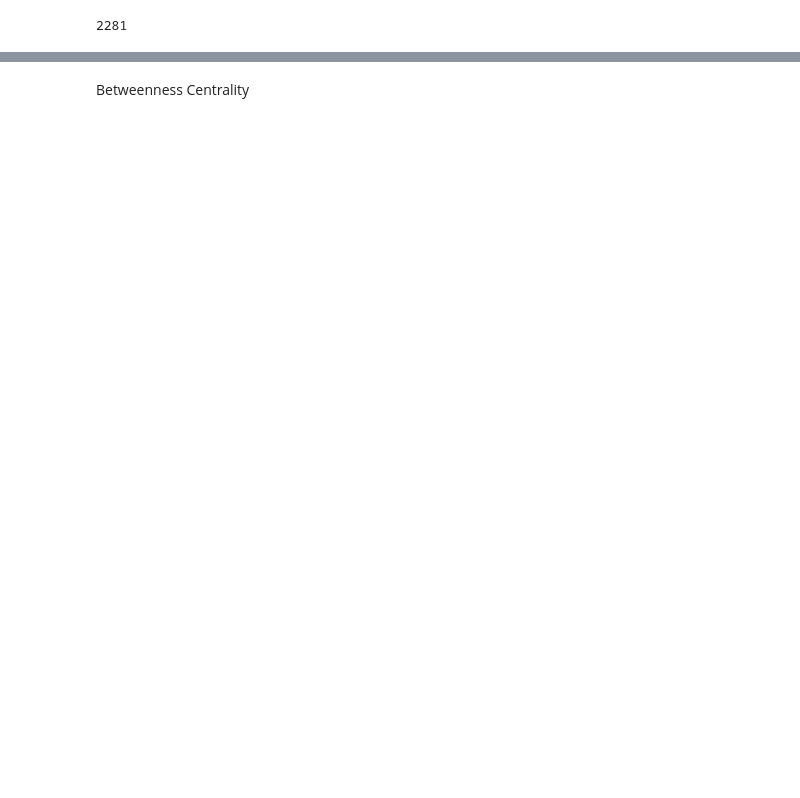
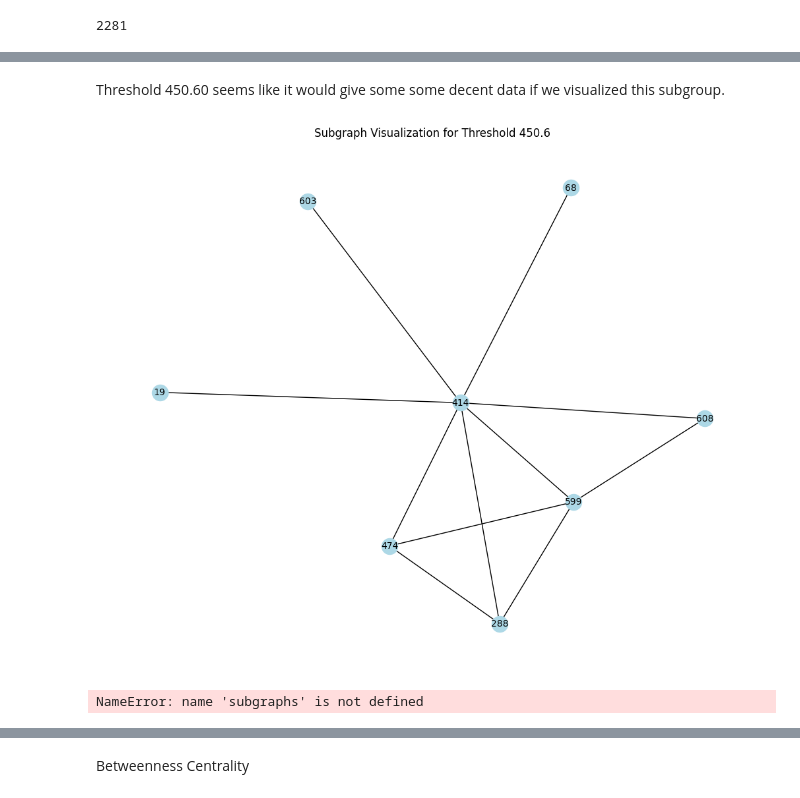
Before and after one commit to MarjeteV/data620, a Jupyter notebook: Project_2_.ipynb, the cells around one changed output, grey strips where cells are left out. Saved outputs shown, nothing was run; the diff lists cells and outputs as text; code cells hidden in the pictures; blank space fills up the shorter version.

```diff
--- a/Project_2_.ipynb
+++ b/Project_2_.ipynb
@@ -232,0 +298,17 @@ def island_method(movienet_trim, iterations=10):
+# %% [markdown]
+Threshold  450.60 seems like it would give some some decent data if we visualized this subgroup.
+# %%
+
+
+# 1. Get the subgraph for the specific threshold
+threshold = 450.60
+subgraph = trim_edges(movienet_trim, weight=threshold)
+
+# 2. Plotting the subgraph
+plt.figure(figsize=(10, 8))
+pos = nx.spring_layout(subgraph)  # Spring layout for visualization
+nx.draw(subgraph, pos=pos, with_labels=True, node_color='lightblue', node_size=300, font_size=10)
+plt.title(f'Subgraph Visualization for Threshold {threshold}')
+plt.show()
+# %% [output]
+[figure, added]
@@ -232,0 +317,5 @@ def island_method(movienet_trim, iterations=10):
+# %%
+for threshold, subgraph in subgraphs:
+    print(f"Threshold: {threshold}, Number of Edges: {len(subgraph.edges())}")
+# %% [output]
+NameError: name 'subgraphs' is not defined
```
Also changed, not shown: parts of 46 cells of this notebook.
